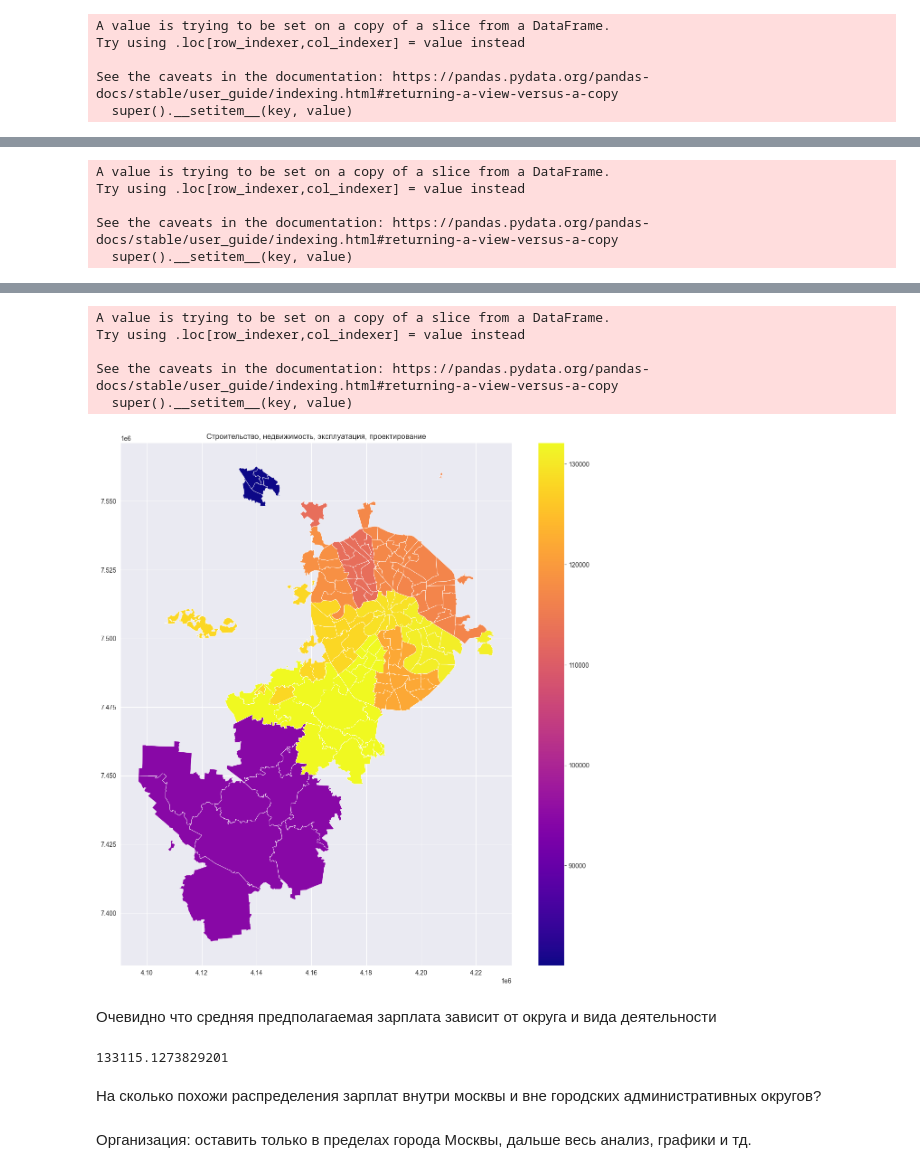
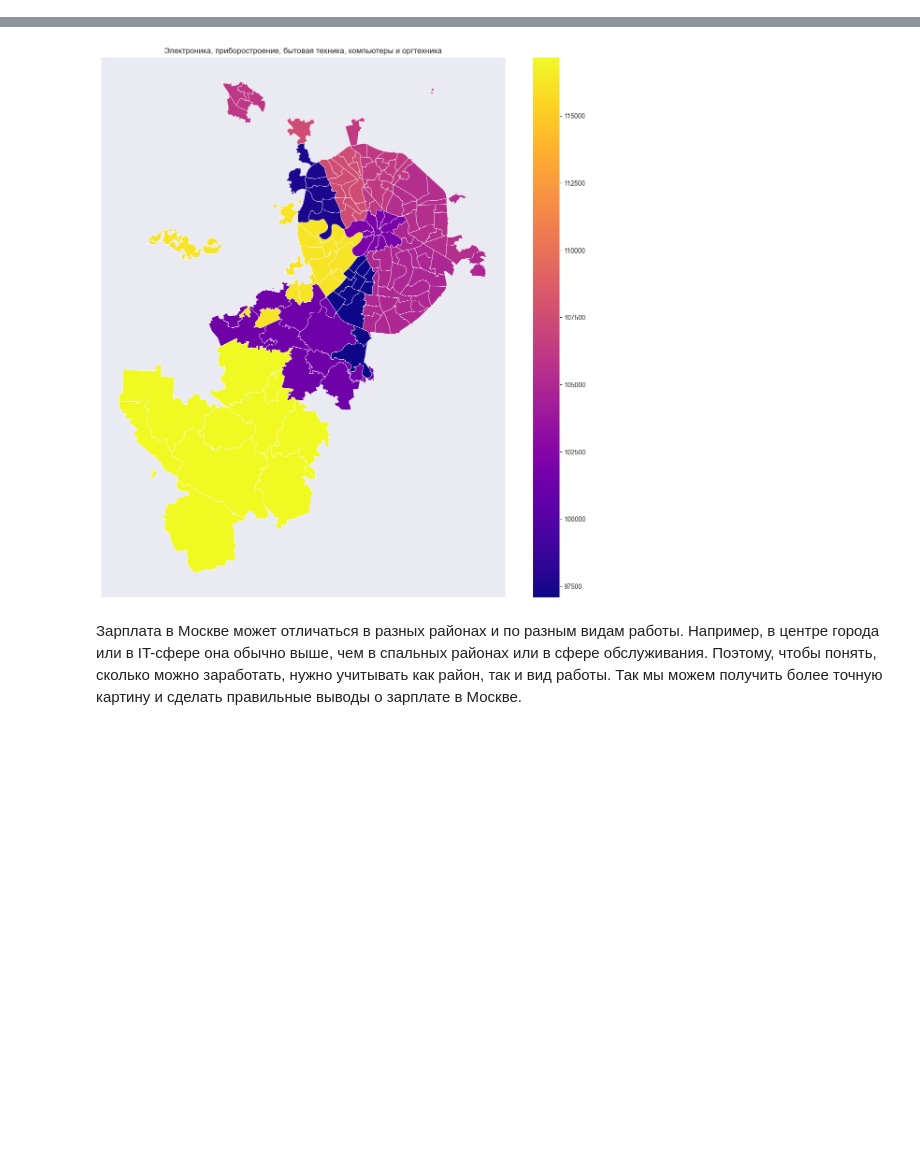
Before and after one commit to msaltovsky/hh_ru_vacancies_analysis, a Jupyter notebook: hh_vacancies_analyzis.ipynb, the cells around one changed output, grey strips where cells are left out. Cells and saved outputs as stored; diff of their text form; code cells hidden in the pictures; blank space fills up the shorter version.

Commit message:
Обновленный анализ и картинки
Вынесены модули из анализа в отдельный файл

```diff
--- a/hh_vacancies_analyzis.ipynb
+++ b/hh_vacancies_analyzis.ipynb
@@ -255,7 +255,10 @@ dataset_without_outliers[0].shape
 # %%
+# построить гистограммы зарплат для каждой отрасли.
 for dataset in dataset_without_outliers:
     plt.hist(dataset["salary"], 30)
     plt.title(dataset["industry"][0])
     plt.xlim((dataset["salary"].min(), dataset["salary"].max()))
+    plt.xlabel("Зарплата")
+    plt.ylabel("Кол-во")
     plt.show()
 # %% [output]
@@ -322,16 +291,0 @@ shapely.geometry.multipolygon.MultiPolygon
-# %%
-from shapely.geometry import Point
-from shapely.geometry.multipolygon import MultiPolygon
-from shapely.geometry.polygon import Polygon
-def within_a_polygon(lat, lon, polygon):
-    point = Point(lon, lat)
-    return polygon.contains(point)
-
-def find_AO(lat_lon):
-    lat, lon = lat_lon.loc["lat"], lat_lon.loc["lon"]
-    for idx in mo_gdf.index:
-        if within_a_polygon(lat, lon, mo_gdf.loc[idx, "geometry"]):
-            return mo_gdf.loc[idx, "ABBREV_AO"]
-    return "Не в Москве"
-for dataset in dataset_without_outliers:
-    dataset.loc[:,"AO"] = dataset[["lat", "lon"]].apply(find_AO, axis=1)
@@ -401,6 +309,0 @@ adm_okrugs_avg_salaries = {
-# %%
-for ao in adm_okrugs_avg_salaries.keys():
-    adm_okrugs_avg_salaries[ao] = dataset_without_outliers[0].loc[dataset_without_outliers[0]["AO"] == ao, "salary"].mean()
-# %%
-df_to_salary = mo_gdf[["ABBREV_AO", "geometry"]]
-df_to_salary["avg_salary"] = df_to_salary["ABBREV_AO"].apply(lambda x: adm_okrugs_avg_salaries[x])
@@ -427,6 +310,6 @@ sals.plot(column = 'avg_salary', linewidth=0.5, cmap='plasma', legend=True, figs
 # %%
 for dataset in dataset_without_outliers:
-    adm_okrugs_avg_salaries = {
+    adm_districts_avg_salaries = {
     "ЦАО": 0,
     "ЮАО": 0,
     "ЮВАО": 0,
@@ -441,17 +324,14 @@ for dataset in dataset_without_outliers:
     "Троицкий": 0,
     "Не в Москве": 0
     }
-    for ao in adm_okrugs_avg_salaries.keys():
-        adm_okrugs_avg_salaries[ao] = dataset.loc[dataset["AO"] == ao, "salary"].mean()
+    for ao in adm_districts_avg_salaries.keys():
+        adm_districts_avg_salaries[ao] = dataset.loc[dataset["AO"] == ao, "salary"].mean()
     df_to_salary = mo_gdf[["ABBREV_AO", "geometry"]]
-    df_to_salary["avg_salary"] = df_to_salary["ABBREV_AO"].apply(lambda x: adm_okrugs_avg_salaries[x])
-    sals = df_to_salary.to_crs({'init' :'epsg:3857'}) #непосредственно преобразование проекции
-    sals.plot(column = 'avg_salary', linewidth=0.5, cmap='plasma', legend=True, figsize=[15,15])
+    df_to_salary["avg_salary"] = pd.Series(df_to_salary["ABBREV_AO"].apply(lambda x: adm_districts_avg_salaries[x]))
+    salaries = df_to_salary.to_crs(epsg='3857') #непосредственно преобразование проекции
+    salaries.plot(column = 'avg_salary', linewidth=0.5, cmap='plasma', legend=True, figsize=[15,15])
     plt.title(dataset["industry"][0])
+    plt.xticks([])
+    plt.yticks([])
     plt.show()
 # %% [output]
-A value is trying to be set on a copy of a slice from a DataFrame.
-Try using .loc[row_indexer,col_indexer] = value instead
-
-See the caveats in the documentation: https://pandas.pydata.org/pandas-docs/stable/user_guide/indexing.html#returning-a-view-versus-a-copy
-  super().__setitem__(key, value)
@@ -459,5 +338,0 @@ See the caveats in the documentation: https://pandas.pydata.org/pandas-docs/stab
-A value is trying to be set on a copy of a slice from a DataFrame.
-Try using .loc[row_indexer,col_indexer] = value instead
-
-See the caveats in the documentation: https://pandas.pydata.org/pandas-docs/stable/user_guide/indexing.html#returning-a-view-versus-a-copy
-  super().__setitem__(key, value)
@@ -465,16 +340,3 @@ See the caveats in the documentation: https://pandas.pydata.org/pandas-docs/stab
-A value is trying to be set on a copy of a slice from a DataFrame.
-Try using .loc[row_indexer,col_indexer] = value instead
-
-See the caveats in the documentation: https://pandas.pydata.org/pandas-docs/stable/user_guide/indexing.html#returning-a-view-versus-a-copy
-  super().__setitem__(key, value)
-[figure, old version]
+[figure, new version]
 # %% [markdown]
-Очевидно что средняя предполагаемая зарплата зависит от округа и вида деятельности
+Зарплата в Москве может отличаться в разных районах и по разным видам работы. Например, в центре города или в IT-сфере она обычно выше, чем в спальных районах или в сфере обслуживания. Поэтому, чтобы понять, сколько можно заработать, нужно учитывать как район, так и вид работы. Так мы можем получить более точную картину и сделать правильные выводы о зарплате в Москве.
-# %%
-adm_okrugs_avg_salaries["Не в Москве"]
-# %% [output]
-133115.1273829201
-# %% [markdown]
-На сколько похожи распределения зарплат внутри москвы и вне городских административных округов?
-# %% [markdown]
-Организация: оставить только в пределах города Москвы, дальше весь анализ, графики и тд.
```
Also changed, not shown: parts of 82 cells of this notebook, 3 other files.
